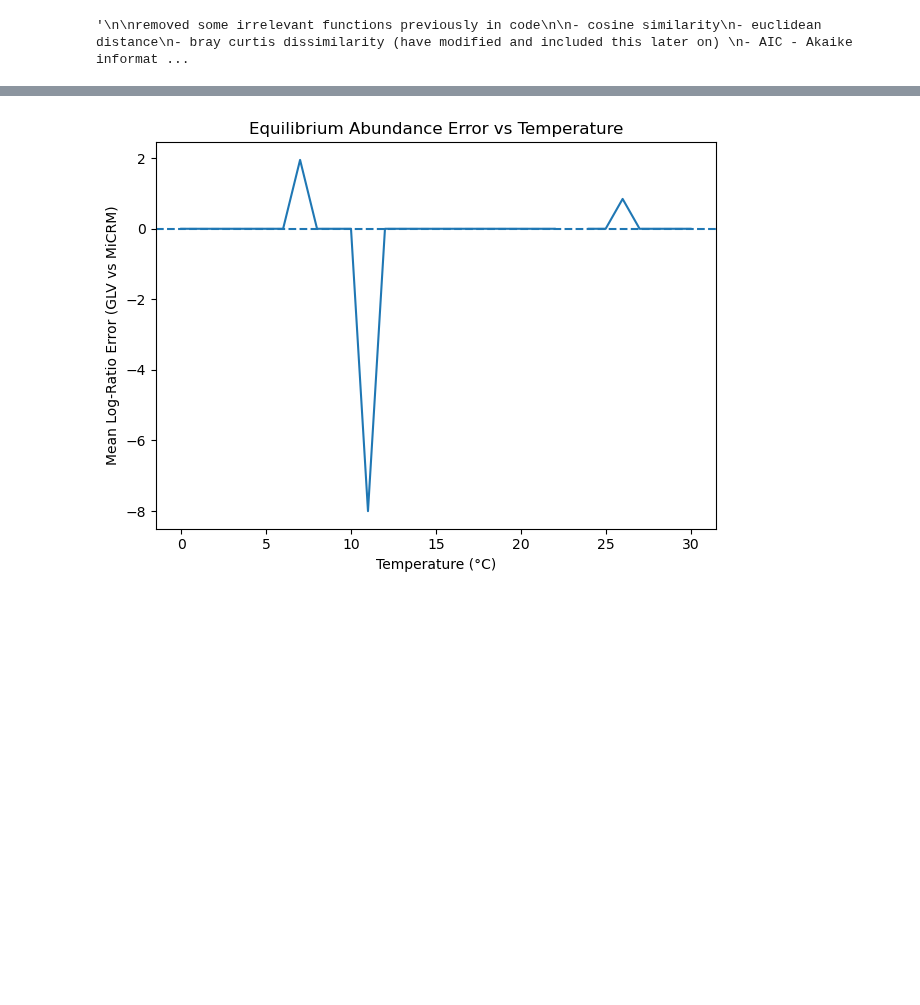
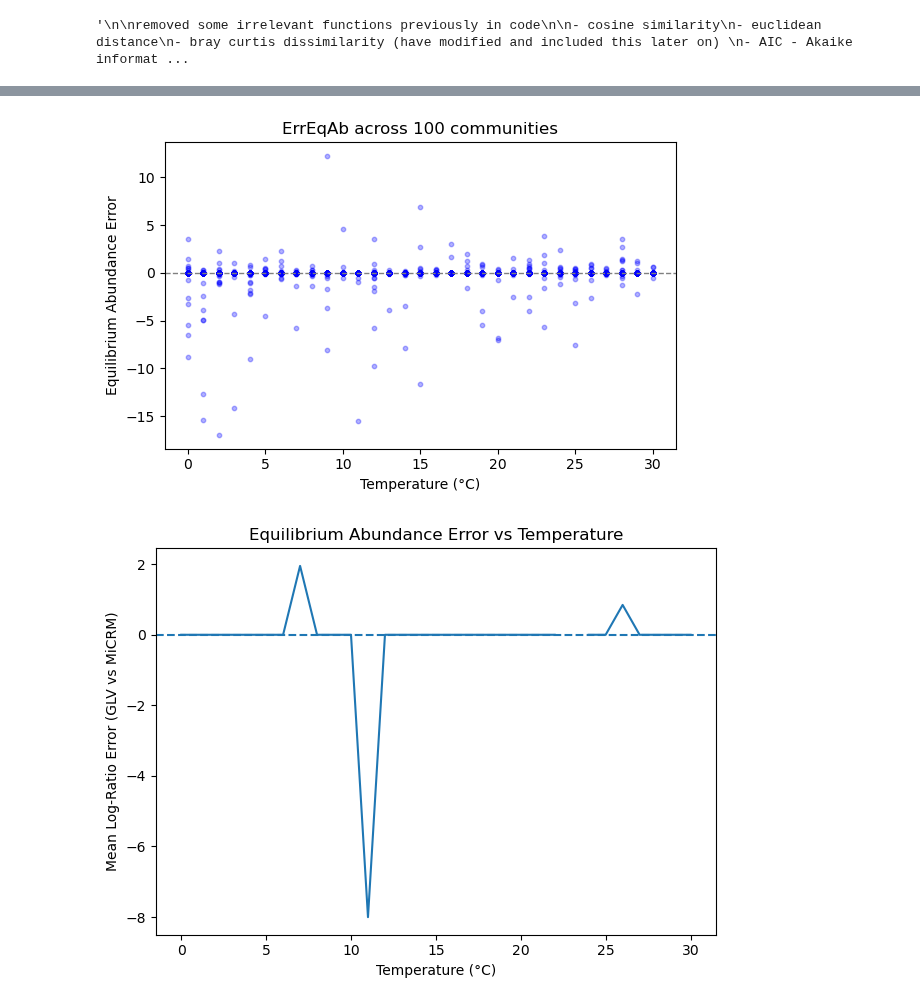
Before and after one commit to chanli-a/final_year_project, a Jupyter notebook: temp_abundance/all_comm_all_temp.ipynb, the cells around one changed output, grey strips where cells are left out. Cells and saved outputs as stored; diff of their text form; code cells hidden in the pictures; blank space fills up the shorter version.

```diff
--- a/temp_abundance/all_comm_all_temp.ipynb
+++ b/temp_abundance/all_comm_all_temp.ipynb
@@ -1148,3 +1148,91 @@ def estimate_teq(
     # If we never see `window` consecutive small‐derivative points,
     # we assume equilibrium is at the final time
     return T - 1
+# %%
+"""
+TEST: just run the equilibrium abundance deviation graph, loop for 100 communities and for 31 temperatures
+Need to see how fast it takes for this to run.
+If too slow, may need to think of alternate methods (because running all 8-9 metrics will take a long time)
+"""
+
+
+import time
+import numpy as np
+from numpy.random import default_rng
+from scipy.integrate import solve_ivp
+import matplotlib.pyplot as plt
+
+
+rng = default_rng(111)
+N, M = 7, 5
+L = np.full(N, 0.3)
+x0 = np.concatenate([np.full(N, 0.1), np.full(M, 1)])
+
+rho_t = np.array([0.0, 0.0])
+Tr, Ed = 273.15 + 10, 3.5
+
+num_temps = 31
+temps_k = np.linspace(273.15, 273.15 + 30, num_temps)
+temps_C = temps_k - 273.15
+
+num_runs = 100
+all_err = np.zeros((num_runs, num_temps))
+
+t_eval = np.linspace(0, 5000, 1000)
+
+start = time.time()
+for i in range(num_runs):
+    # new community
+    structural = generate_params(
+        N, M,
+        f_u=def_u, f_m=def_m, f_rho=def_rho,
+        f_omega=def_omega, f_l=def_l,
+        L=L,
+        T=273.15, rho_t=rho_t, Tr=Tr, Ed=Ed
+    )
+
+    for j, T in enumerate(temps_k):
+        # temperature scaling
+        temp_p, _, _, _ = temp_trait(N, {
+            'T': T, 'Tr': Tr, 'Ed': Ed, 'rho_t': rho_t, 'L': L
+        })
+        temp_u, temp_m = temp_p[:,0], temp_p[:,1]
+        pT = {
+            **structural,
+            'u': structural['u'] * temp_u[:,None],
+            'm': temp_m,
+            'lambda': np.sum(structural['l'], axis=2),
+            'T': T
+        }
+
+        # simulate MiCRM
+        sol = solve_ivp(lambda t,y: MiCRM_dxx(y,t,pT),
+                        (0,5000), x0, method='BDF', t_eval=t_eval)
+
+        # derive & simulate GLV
+        p_lv = eff_LV_params(pT, sol, verbose=False)
+        sol_lv = solve_ivp(lambda t,y: LV_dx(y,t,p_lv),
+                           (0,5000), sol.y[:N,0], method='BDF', t_eval=t_eval)
+
+        # compute ErrEqAb
+        C_eq_mi = sol.y[:N, -1]
+        C_eq_lv = sol_lv.y[:N, -1]
+        ErrEqAb, _ = err_eq_and_overlap(C_eq_lv, C_eq_mi)
+
+        all_err[i, j] = ErrEqAb
+
+print(f"Done {num_runs} runs × {num_temps} temps in {time.time() - start:.1f} s")
+
+# flatten and scatter
+x = np.tile(temps_C, num_runs)
+y = all_err.flatten()
+
+plt.figure(figsize=(6,4))
+plt.scatter(x, y, s=10, alpha=0.3, color='blue')
+plt.xlabel("Temperature (°C)")
+plt.ylabel("Equilibrium Abundance Error")
+plt.title("ErrEqAb across 100 communities")
+plt.axhline(0, linestyle='--', color='gray', linewidth=1)
+plt.tight_layout()
+plt.show()
+# %% [output]
@@ -1151,3 +1240,4 @@ def estimate_teq(
+[figure, added]
 # %%
 ############################# PRODUCING ACTUAL SIMULATION GRAPHS #############################
 
```
Also changed, not shown: parts of 1 cell of this notebook.
